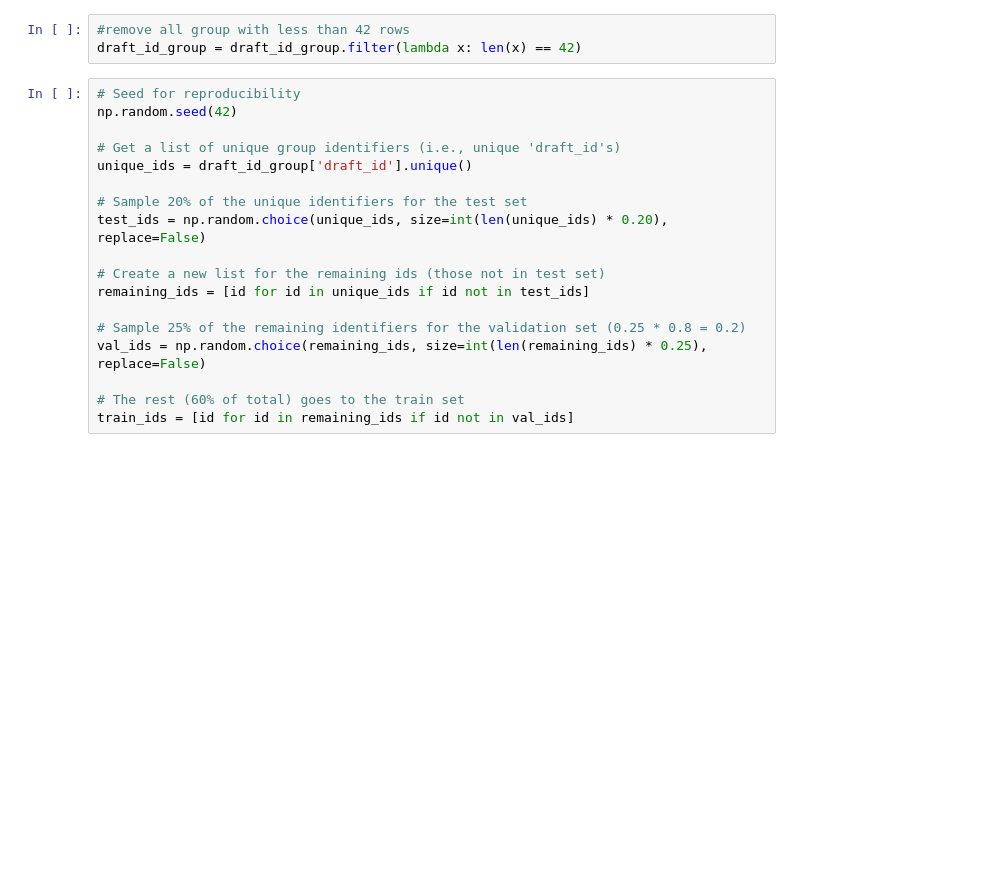
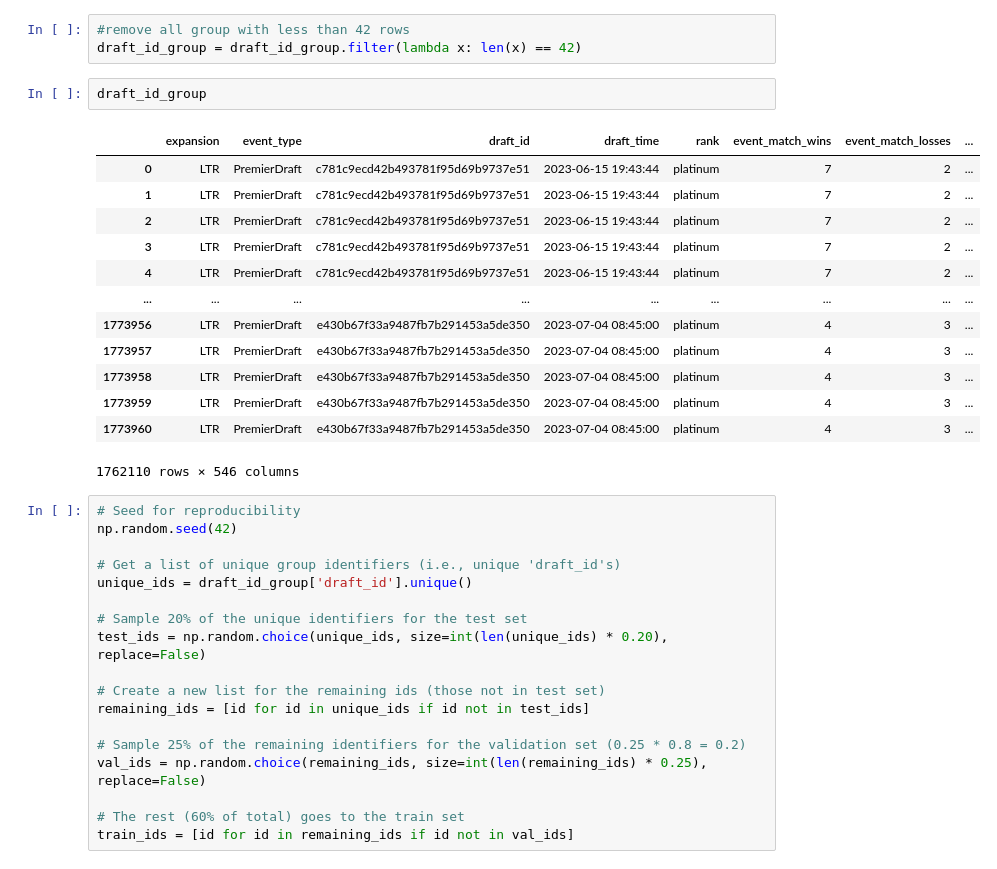
Before and after one commit to DiegoHMM/MTG_drafter, a Jupyter notebook: build_dataset.ipynb, the cells around one changed output. Cells and saved outputs as stored; diff of their text form; blank space fills up the shorter version.

```diff
--- a/build_dataset.ipynb
+++ b/build_dataset.ipynb
@@ -16,6 +12,22 @@ draft_id_group = raw_data.groupby('draft_id')
 # %%
 #remove all group with less than 42 rows
 draft_id_group = draft_id_group.filter(lambda x: len(x) == 42)
+# %%
+draft_id_group
+# %% [output]
+|  | expansion | event_type | draft_id | draft_time | rank | event_match_wins | event_match_losses | ... |
+| 0 | LTR | PremierDraft | c781c9ecd42b493781f95d69b9737e51 | 2023-06-15 19:43:44 | platinum | 7 | 2 | ... |
+| 1 | LTR | PremierDraft | c781c9ecd42b493781f95d69b9737e51 | 2023-06-15 19:43:44 | platinum | 7 | 2 | ... |
+| 2 | LTR | PremierDraft | c781c9ecd42b493781f95d69b9737e51 | 2023-06-15 19:43:44 | platinum | 7 | 2 | ... |
+| 3 | LTR | PremierDraft | c781c9ecd42b493781f95d69b9737e51 | 2023-06-15 19:43:44 | platinum | 7 | 2 | ... |
+| 4 | LTR | PremierDraft | c781c9ecd42b493781f95d69b9737e51 | 2023-06-15 19:43:44 | platinum | 7 | 2 | ... |
+| ... | ... | ... | ... | ... | ... | ... | ... | ... |
+| 1773956 | LTR | PremierDraft | e430b67f33a9487fb7b291453a5de350 | 2023-07-04 08:45:00 | platinum | 4 | 3 | ... |
+| 1773957 | LTR | PremierDraft | e430b67f33a9487fb7b291453a5de350 | 2023-07-04 08:45:00 | platinum | 4 | 3 | ... |
+| 1773958 | LTR | PremierDraft | e430b67f33a9487fb7b291453a5de350 | 2023-07-04 08:45:00 | platinum | 4 | 3 | ... |
+| 1773959 | LTR | PremierDraft | e430b67f33a9487fb7b291453a5de350 | 2023-07-04 08:45:00 | platinum | 4 | 3 | ... |
+| 1773960 | LTR | PremierDraft | e430b67f33a9487fb7b291453a5de350 | 2023-07-04 08:45:00 | platinum | 4 | 3 | ... |
+1762110 rows × 546 columns
 # %%
 # Seed for reproducibility
 np.random.seed(42)
```
Also changed, not shown: parts of 14 cells of this notebook, 4 other files.
